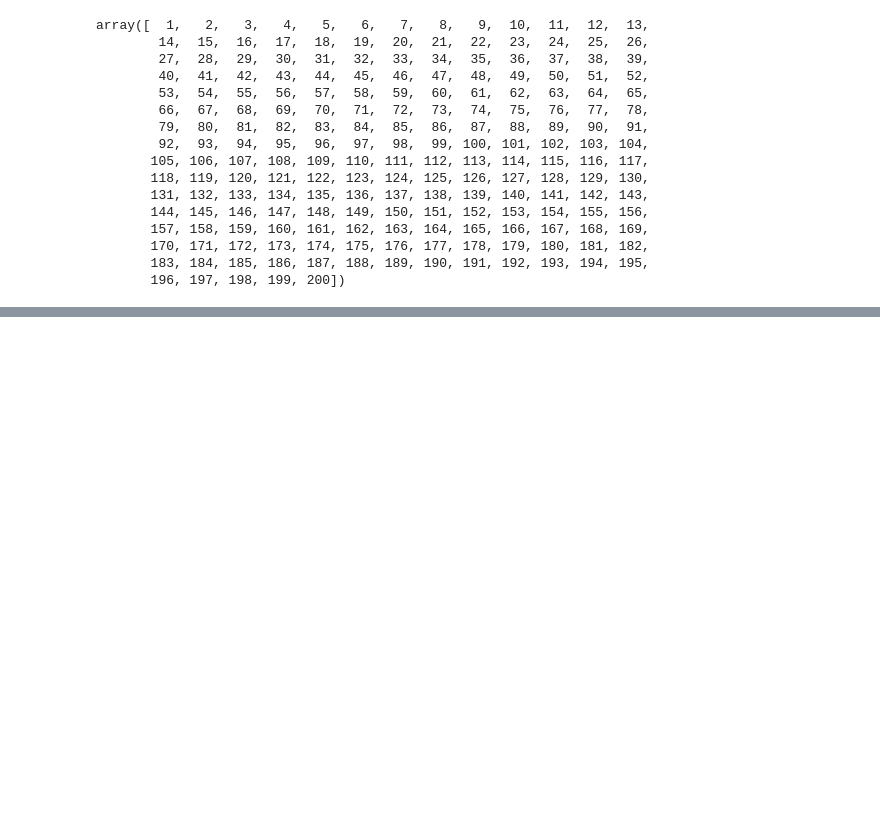
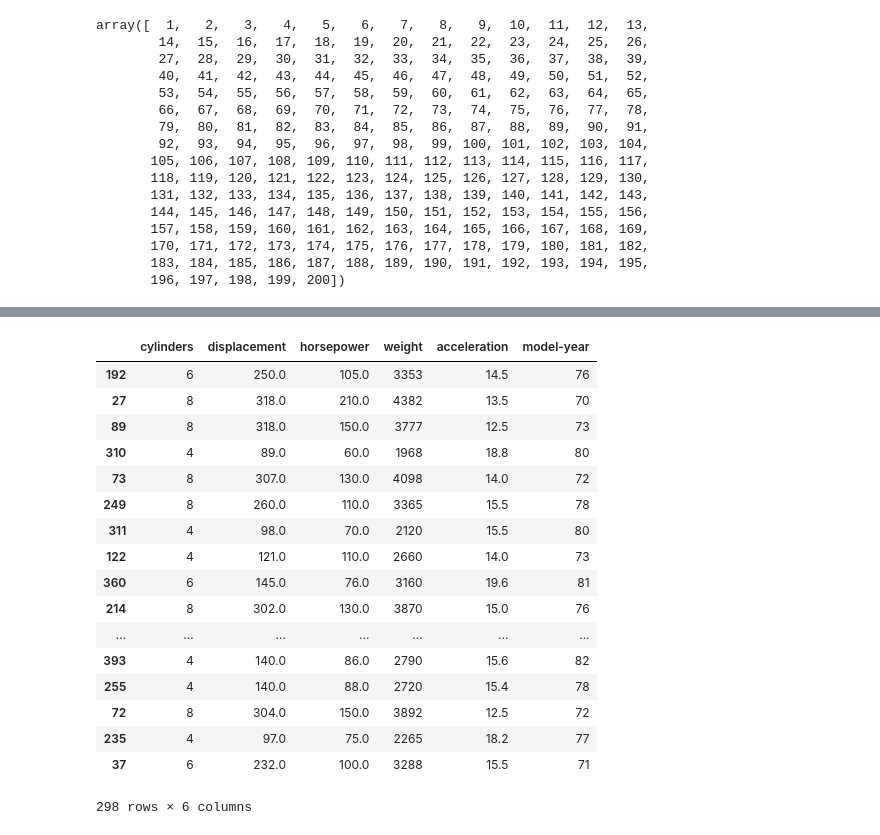
Before and after one commit to shionguha/cosc3570-introdatascience-fa18, a Jupyter notebook: oct30-nov1-demo.ipynb, the cells around one changed output, grey strips where cells are left out. Cells and saved outputs as stored; diff of their text form; code cells hidden in the pictures; blank space fills up the shorter version.

```diff
--- a/oct30-nov1-demo.ipynb
+++ b/oct30-nov1-demo.ipynb
@@ -184 +186,7 @@ top.take(np.arange(5)).sample(5, with_replacement=True)
 | 2 | Titanic | Paramount | 658672302 | 1178627900 | 1997 |
+# %%
+#nov 1: introduction to linear models
+#introduction to machine learning/train-test-split framework
+
+df = pd.read_csv('auto-mpg.csv')
+df.head()
@@ -184,0 +200,8 @@ top.take(np.arange(5)).sample(5, with_replacement=True)
+# %%
+X = df.drop('mpg', axis=1)
+y = df[['mpg']]
+
+from sklearn.model_selection import train_test_split
+
+# Split X and y into X_
+X_train, X_test, y_train, y_test = train_test_split(X, y, test_size=0.25, random_state=1)
@@ -184,0 +226,21 @@ top.take(np.arange(5)).sample(5, with_replacement=True)
+# %%
+X_train
+# %% [output]
+|  | cylinders | displacement | horsepower | weight | acceleration | model-year |
+| 192 | 6 | 250.0 | 105.0 | 3353 | 14.5 | 76 |
+| 27 | 8 | 318.0 | 210.0 | 4382 | 13.5 | 70 |
+| 89 | 8 | 318.0 | 150.0 | 3777 | 12.5 | 73 |
+| 310 | 4 | 89.0 | 60.0 | 1968 | 18.8 | 80 |
+| 73 | 8 | 307.0 | 130.0 | 4098 | 14.0 | 72 |
+| 249 | 8 | 260.0 | 110.0 | 3365 | 15.5 | 78 |
+| 311 | 4 | 98.0 | 70.0 | 2120 | 15.5 | 80 |
+| 122 | 4 | 121.0 | 110.0 | 2660 | 14.0 | 73 |
+| 360 | 6 | 145.0 | 76.0 | 3160 | 19.6 | 81 |
+| 214 | 8 | 302.0 | 130.0 | 3870 | 15.0 | 76 |
+| ... | ... | ... | ... | ... | ... | ... |
+| 393 | 4 | 140.0 | 86.0 | 2790 | 15.6 | 82 |
+| 255 | 4 | 140.0 | 88.0 | 2720 | 15.4 | 78 |
+| 72 | 8 | 304.0 | 150.0 | 3892 | 12.5 | 72 |
+| 235 | 4 | 97.0 | 75.0 | 2265 | 18.2 | 77 |
+| 37 | 6 | 232.0 | 100.0 | 3288 | 15.5 | 71 |
+298 rows × 6 columns
```
Also changed, not shown: parts of 16 cells of this notebook, 4 other files.
